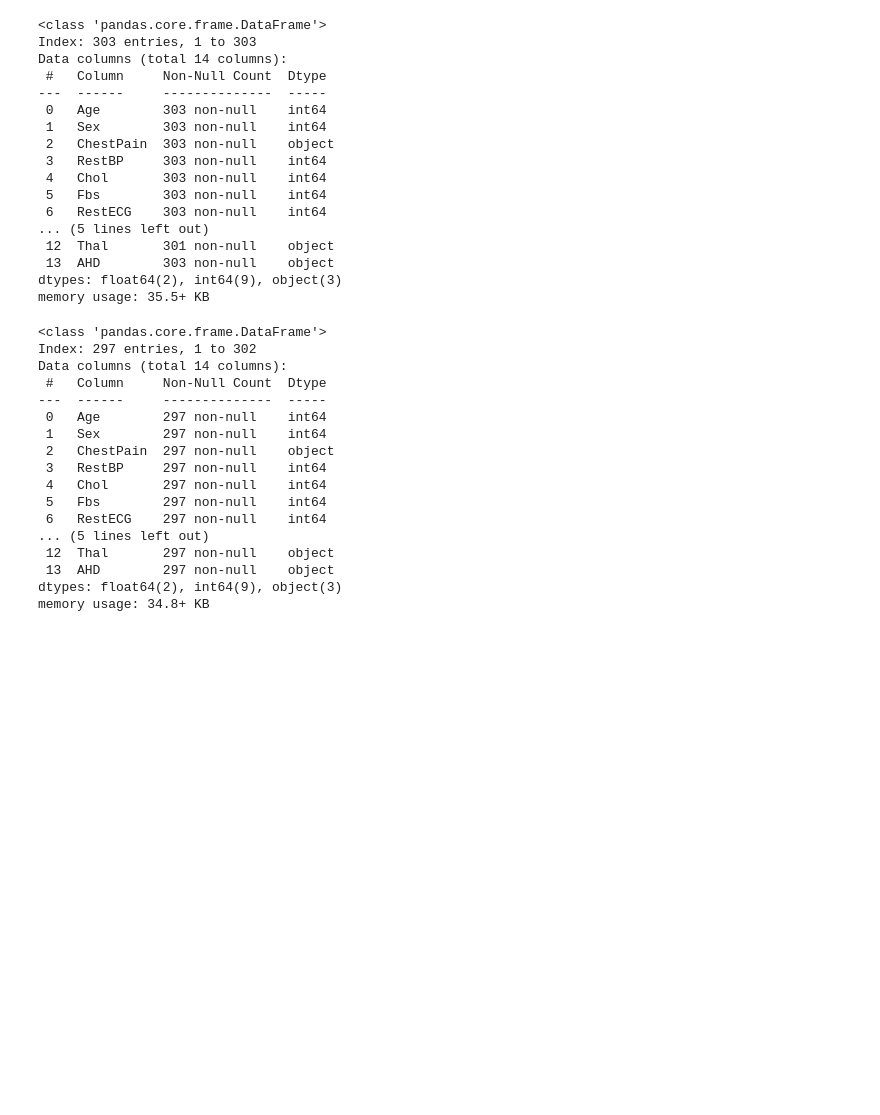
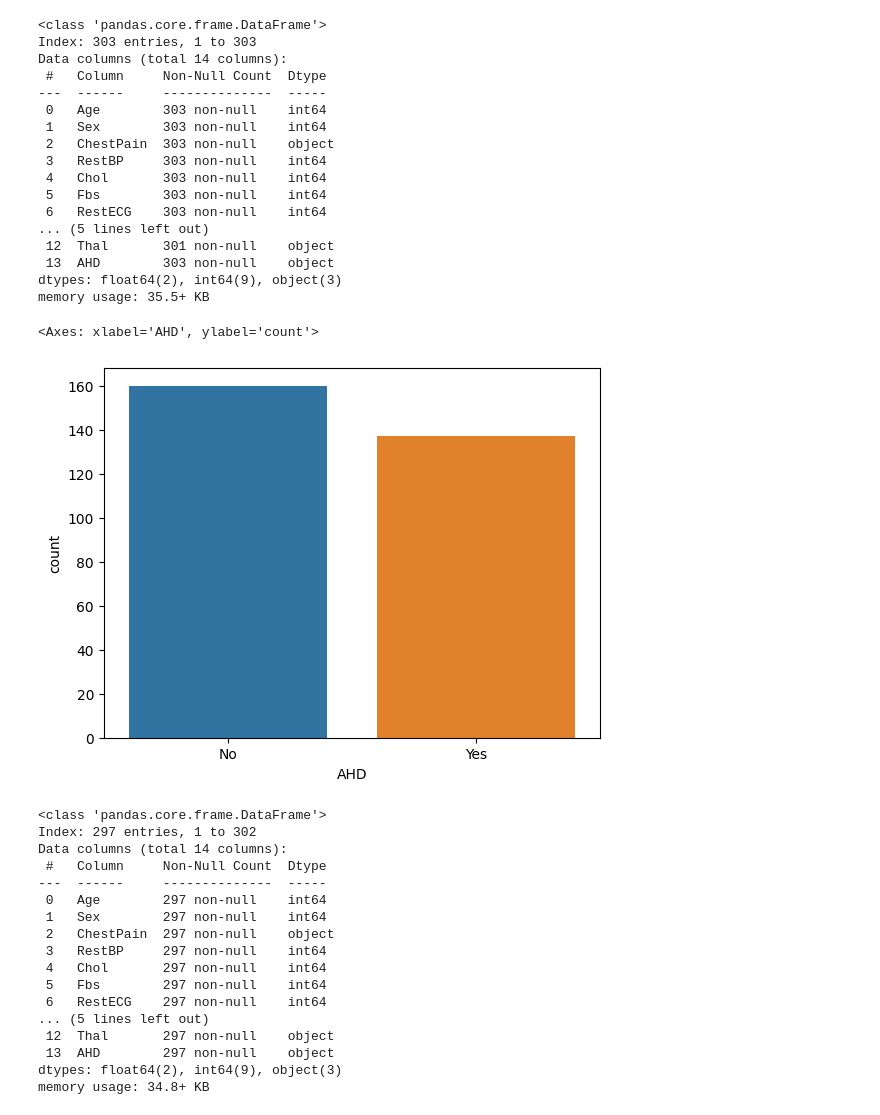
Before and after one commit to SusannaR11/AI_Engineering_OPA24_Susanna_Rokka, a Jupyter notebook: code-alongs/06_random_forest/06_random_forest2.ipynb, the cells around one changed output. Saved outputs shown, nothing was run; the diff lists cells and outputs as text; code cells hidden in the pictures; blank space fills up the shorter version.

Commit message:
made countplot for rf data

```diff
--- a/code-alongs/06_random_forest/06_random_forest2.ipynb
+++ b/code-alongs/06_random_forest/06_random_forest2.ipynb
@@ -35,6 +35,12 @@ Data columns (total 14 columns):
  13  AHD        303 non-null    object
 dtypes: float64(2), int64(9), object(3)
 memory usage: 35.5+ KB
+# %%
+df.dropna(inplace=True)
+sns.countplot(data= df, x= "AHD", hue="AHD")
+# %% [output]
+<Axes: xlabel='AHD', ylabel='count'>
+[figure, added]
 # %%
 # missing values: either drop or fill
 df_no_nulls = df.dropna()
```
Also changed, not shown: parts of 1 cell of this notebook.
